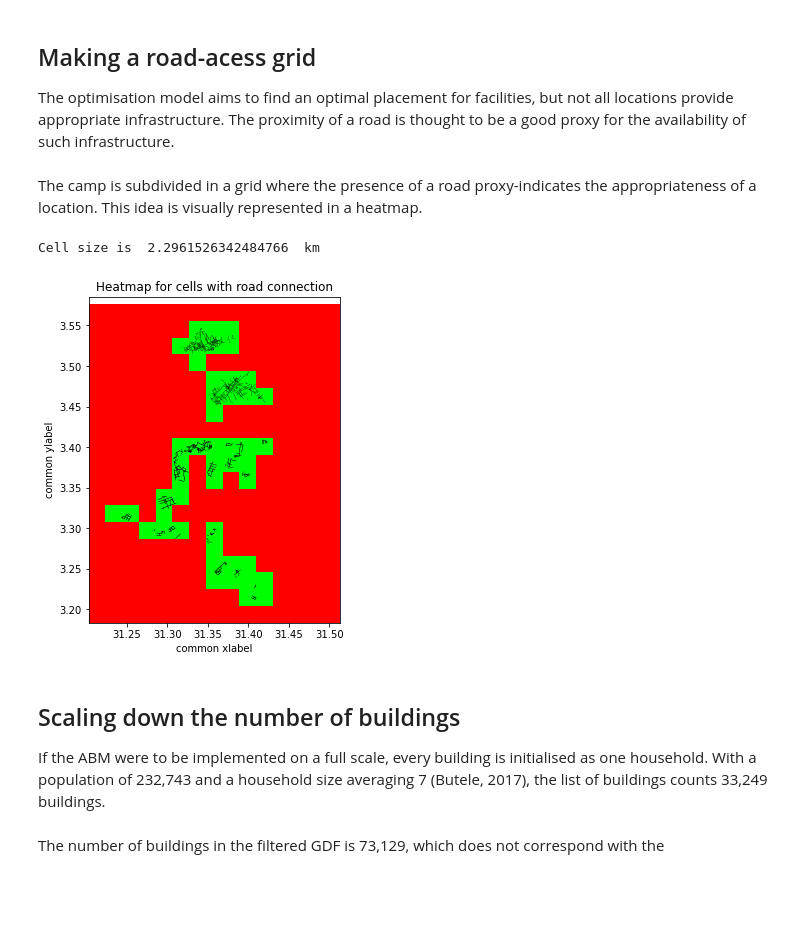
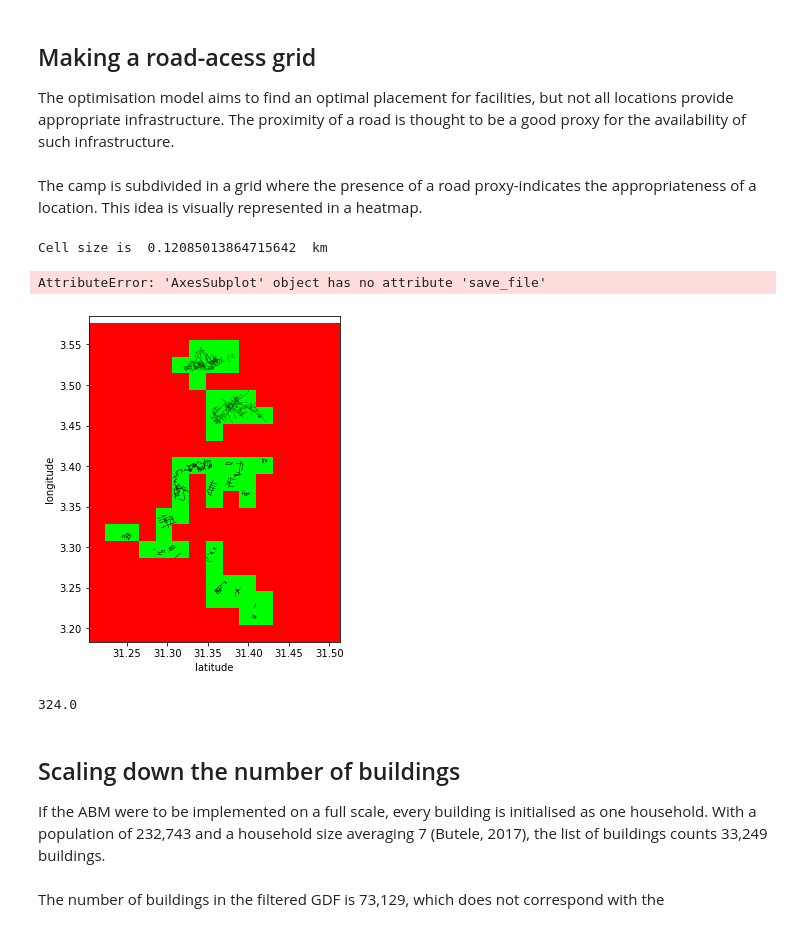
Before and after one commit to daanieo/FATM_opt, a Jupyter notebook: Data preparation.ipynb, the cells around one changed output. Cells and saved outputs as stored; diff of their text form; code cells hidden in the pictures; blank space fills up the shorter version.

```diff
--- a/Data preparation.ipynb
+++ b/Data preparation.ipynb
@@ -181,42 +201,48 @@ def make_road_heatmap2(grid_gdf,
         lon2 = math.radians(extr_x[0]+(extr_x[1]-extr_x[0])/number_of_steps)
 
         dlon = lon2 - lon1
         dlat = lat2 - lat1
 
         a = math.sin(dlat / 2)**2 + math.cos(lat1) *math.cos(lat2) * math.sin(dlon / 2)**2
         c = 2 * math.atan2(math.sqrt(a), math.sqrt(1 - a))
 
         distance = R * c
 
         print("Cell size is ", distance," km")
 
     compute_cell_size()
     dims = (10, 6) # define dimensions tuple
     fig,ax = plt.subplots(1,1,figsize=dims) # Define figurex axis for subplots and dimensions
 
     # Set common labels
-    ax.set_xlabel('common xlabel')
-    ax.set_ylabel('common ylabel')
+    ax.set_xlabel('latitude')
+    ax.set_ylabel('longitude')
 
 
     plt.xlim([extr_x[0],extr_x[1]]) # set xlim
     plt.ylim([extr_y[0],extr_y[1]]) # set ylim
-    plt.title('Impression of tiles with r') # set title
+#     plt.title('Impression of tiles with r') # set title
 
     for i in grid_gdf.index:
         grid_gdf.loc[[i],'geometry'].plot(ax=ax,color=(1-grid_gdf.roads[i],(1+grid_gdf.roads[i])-1,0))
 
     #geoplot.choropleth(grid_gdf,ax=ax,hue=grid_gdf['roads'],legend=True,cmap='RdYlGn') # draw heatmap
-    roads_shp.plot(ax=ax,color='black',lw=0.3) # draw roads
+    fig = roads_shp.plot(ax=ax,color='black',lw=0.3) # draw roads
 
+grid_gdf = geopandas.read_file("save_files/grid_15.shp")
 make_road_heatmap2(grid_gdf=grid_gdf,
                       roads_shp=roads_within,
-                      extr_x=extr_x,
-                      extr_y=extr_y,
-                      x_steps=x_steps)
+                      extr_x=extremes[0],
+                      extr_y=extremes[1],
+                      x_steps=len(grid_gdf))
 # %% [output]
-Cell size is  2.2961526342484766  km
+Cell size is  0.12085013864715642  km
+AttributeError: 'AxesSubplot' object has no attribute 'save_file'
-[figure, old version]
+[figure, new version]
+# %%
+len(geopandas.read_file("save_files/grid_250.shp"))/250
+# %% [output]
+324.0
 # %% [markdown]
 ## Scaling down the number of buildings
 If the ABM were to be implemented on a full scale, every building is initialised as one household. With a population of 232,743 and a household size averaging 7 (Butele, 2017), the list of buildings counts 33,249 buildings.\
```
Also changed, not shown: parts of 4 cells of this notebook, 3 other files.
